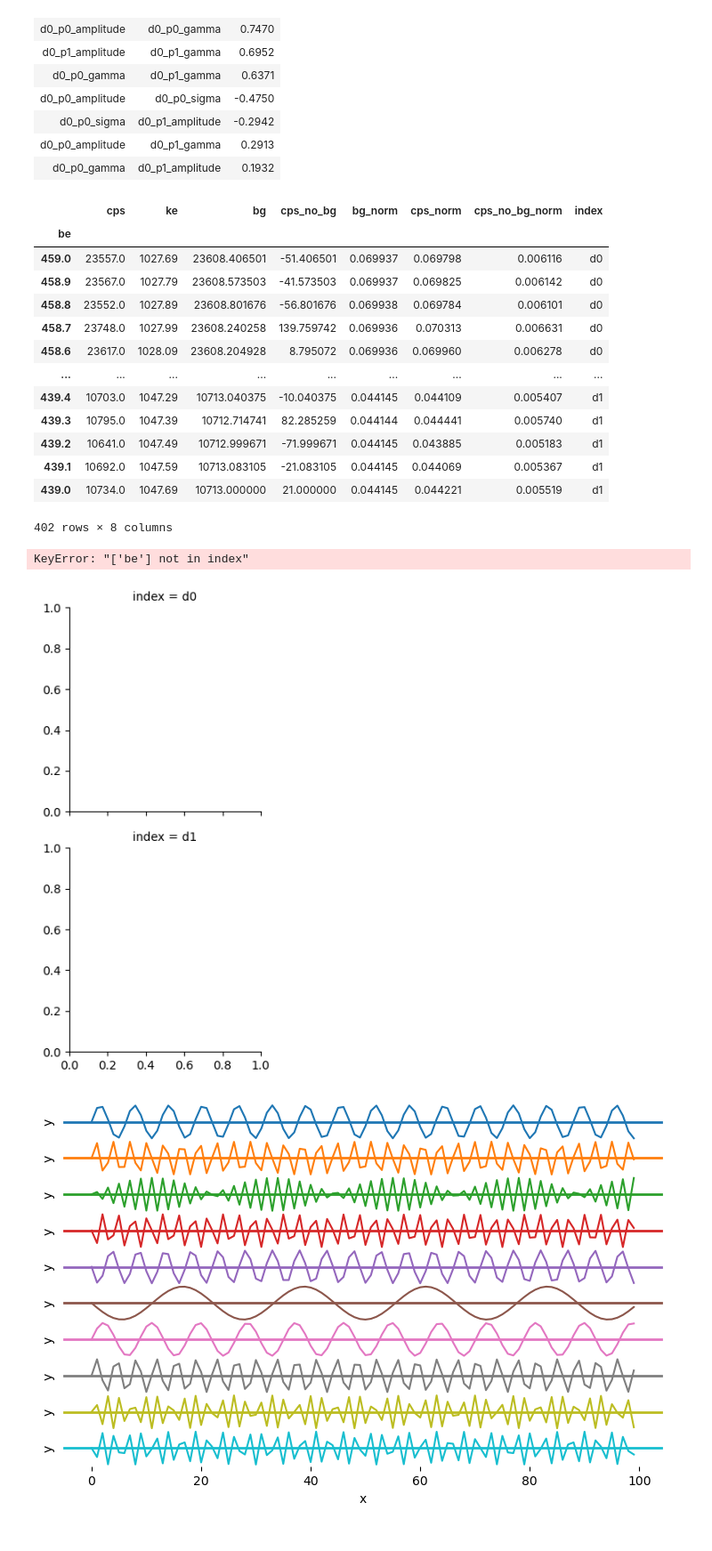
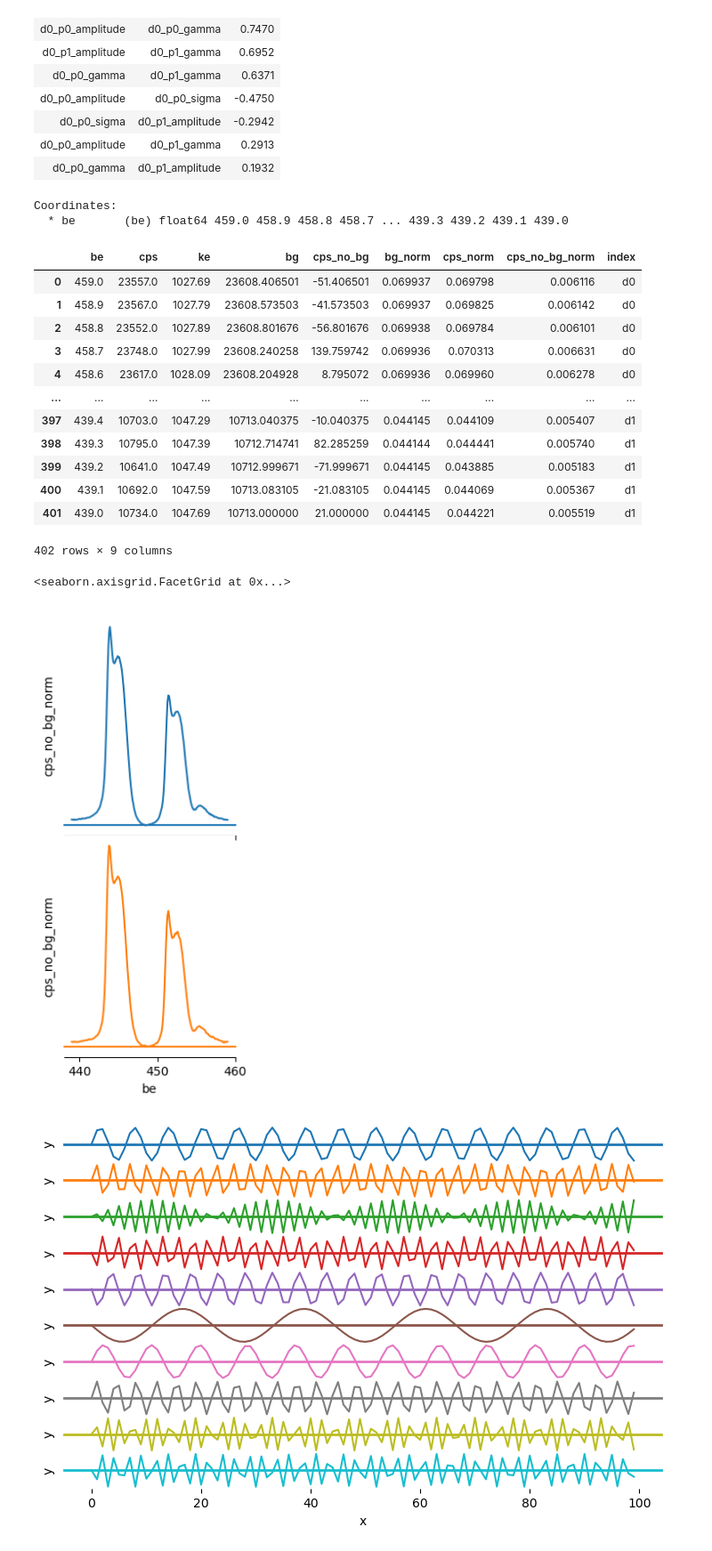
Before and after one commit to picklerixs/meitner, a Jupyter notebook: xarray_test.ipynb, the cells around one changed output. Shown: that part at 89% size. Saved outputs shown, nothing was run; the diff lists cells and outputs as text; code cells hidden in the pictures.

```diff
--- a/xarray_test.ipynb
+++ b/xarray_test.ipynb
@@ -12,8 +12,10 @@ from vamas import Vamas
 # %%
 file = 'sh_all.vms'
 # %%
-data0 = meitner.Xps.from_vamas(path=file, region_id=6)
-data1 = meitner.Xps.from_vamas(path=file, region_id=14)
+data0 = meitner.Xps.from_vamas(path=file, region_id=6, break_point='search',
+                                    break_point_search_interval=[447,450])
+data1 = meitner.Xps.from_vamas(path=file, region_id=14, break_point='search',
+                                    break_point_search_interval=[447,450])
 xps_list = [data0,data1]
 # %% [output]
 Found 43 blocks.
@@ -109,35 +115,39 @@ Correlations (unreported correlations are < 0.100)
+# %%
+xarr.coords
+# %% [output]
+Coordinates:
+  * be       (be) float64 459.0 458.9 458.8 458.7 ... 439.3 439.2 439.1 439.0
 # %%
 df = fit.xps_concat
-df = df.to_dataframe()
+df = df.to_dataframe(dim_order=None).reset_index()
 # %%
 df
 # %% [output]
-|  | cps | ke | bg | cps_no_bg | bg_norm | cps_norm | cps_no_bg_norm | index |
-| be |  |  |  |  |  |  |  |  |
-| 459.0 | 23557.0 | 1027.69 | 23608.406501 | -51.406501 | 0.069937 | 0.069798 | 0.006116 | d0 |
-| 458.9 | 23567.0 | 1027.79 | 23608.573503 | -41.573503 | 0.069937 | 0.069825 | 0.006142 | d0 |
-| 458.8 | 23552.0 | 1027.89 | 23608.801676 | -56.801676 | 0.069938 | 0.069784 | 0.006101 | d0 |
-| 458.7 | 23748.0 | 1027.99 | 23608.240258 | 139.759742 | 0.069936 | 0.070313 | 0.006631 | d0 |
-| 458.6 | 23617.0 | 1028.09 | 23608.204928 | 8.795072 | 0.069936 | 0.069960 | 0.006278 | d0 |
-| ... | ... | ... | ... | ... | ... | ... | ... | ... |
-| 439.4 | 10703.0 | 1047.29 | 10713.040375 | -10.040375 | 0.044145 | 0.044109 | 0.005407 | d1 |
-| 439.3 | 10795.0 | 1047.39 | 10712.714741 | 82.285259 | 0.044144 | 0.044441 | 0.005740 | d1 |
-| 439.2 | 10641.0 | 1047.49 | 10712.999671 | -71.999671 | 0.044145 | 0.043885 | 0.005183 | d1 |
-| 439.1 | 10692.0 | 1047.59 | 10713.083105 | -21.083105 | 0.044145 | 0.044069 | 0.005367 | d1 |
-| 439.0 | 10734.0 | 1047.69 | 10713.000000 | 21.000000 | 0.044145 | 0.044221 | 0.005519 | d1 |
+|  | be | cps | ke | bg | cps_no_bg | bg_norm | cps_norm | cps_no_bg_norm | index |
+| 0 | 459.0 | 23557.0 | 1027.69 | 23608.406501 | -51.406501 | 0.069937 | 0.069798 | 0.006116 | d0 |
+| 1 | 458.9 | 23567.0 | 1027.79 | 23608.573503 | -41.573503 | 0.069937 | 0.069825 | 0.006142 | d0 |
+| 2 | 458.8 | 23552.0 | 1027.89 | 23608.801676 | -56.801676 | 0.069938 | 0.069784 | 0.006101 | d0 |
+| 3 | 458.7 | 23748.0 | 1027.99 | 23608.240258 | 139.759742 | 0.069936 | 0.070313 | 0.006631 | d0 |
+| 4 | 458.6 | 23617.0 | 1028.09 | 23608.204928 | 8.795072 | 0.069936 | 0.069960 | 0.006278 | d0 |
+| ... | ... | ... | ... | ... | ... | ... | ... | ... | ... |
+| 397 | 439.4 | 10703.0 | 1047.29 | 10713.040375 | -10.040375 | 0.044145 | 0.044109 | 0.005407 | d1 |
+| 398 | 439.3 | 10795.0 | 1047.39 | 10712.714741 | 82.285259 | 0.044144 | 0.044441 | 0.005740 | d1 |
+| 399 | 439.2 | 10641.0 | 1047.49 | 10712.999671 | -71.999671 | 0.044145 | 0.043885 | 0.005183 | d1 |
+| 400 | 439.1 | 10692.0 | 1047.59 | 10713.083105 | -21.083105 | 0.044145 | 0.044069 | 0.005367 | d1 |
+| 401 | 439.0 | 10734.0 | 1047.69 | 10713.000000 | 21.000000 | 0.044145 | 0.044221 | 0.005519 | d1 |
-402 rows × 8 columns
+402 rows × 9 columns
 # %%
 g = sns.FacetGrid(df, row='index', hue='index')
-g.map(plt.plot, 'be', 'cps_no_bg')
-# g.map(plt.axhline, y=0, lw=2, clip_on=False)
-# # Set the subplots to overlap
-# g.fig.subplots_adjust(hspace=-.00)
-# g.set_titles("")
-# g.set(yticks=[])
-# g.despine(bottom=True, left=True)
+g.map(plt.plot, 'be', 'cps_no_bg_norm')
+g.map(plt.axhline, y=0, lw=1.5, clip_on=False)
+# Set the subplots to overlap
+g.fig.subplots_adjust(hspace=-.00)
+g.set_titles("")
+g.set(yticks=[])
+g.despine(bottom=False, left=True)
 # %% [output]
-KeyError: "['be'] not in index"
+<seaborn.axisgrid.FacetGrid at 0x...>
-[figure, old version]
+[figure, new version]
 # %%
 segments = 10
 points_per_segment = 100
```
Also changed, not shown: parts of 6 cells of this notebook, 1 other file.
